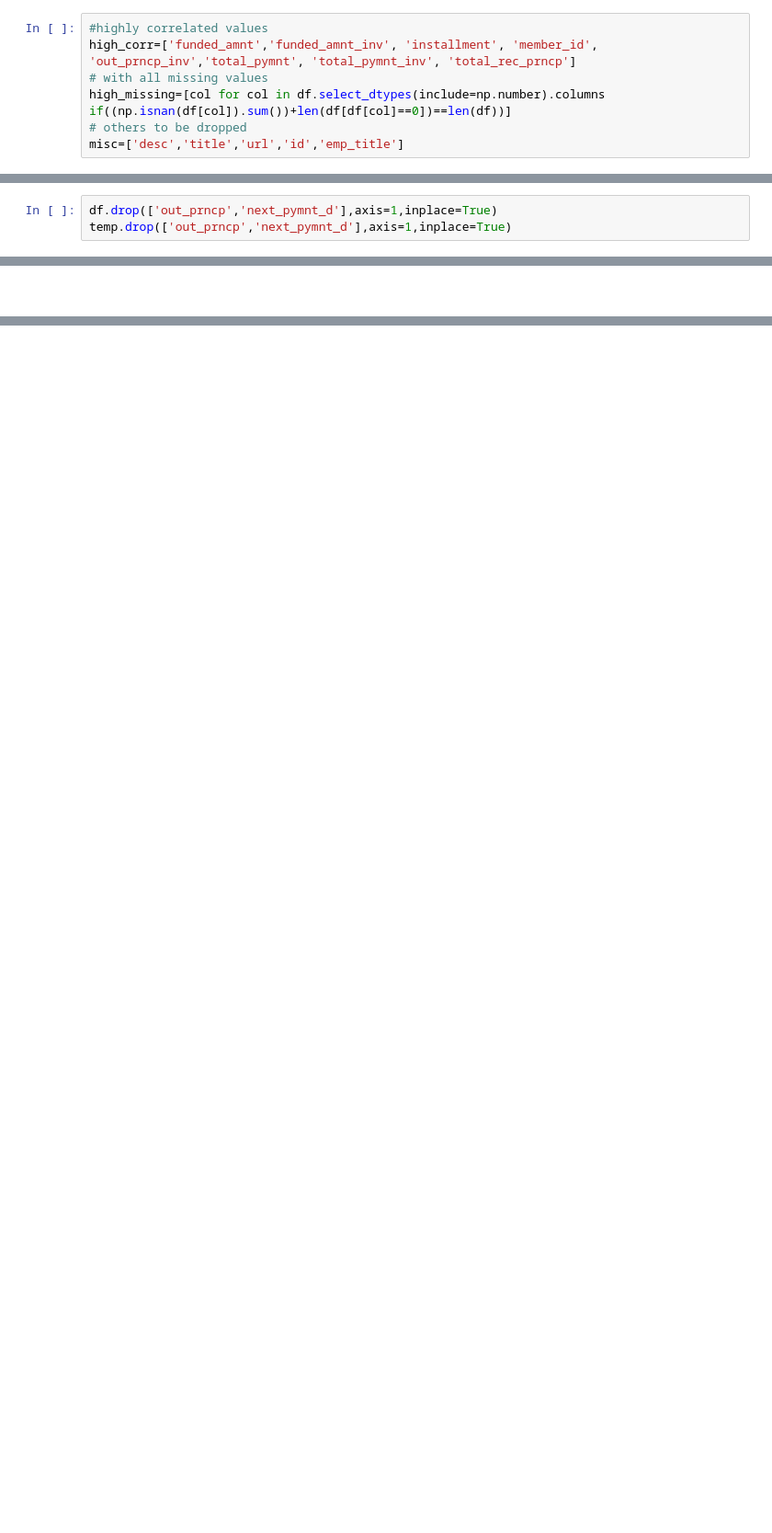
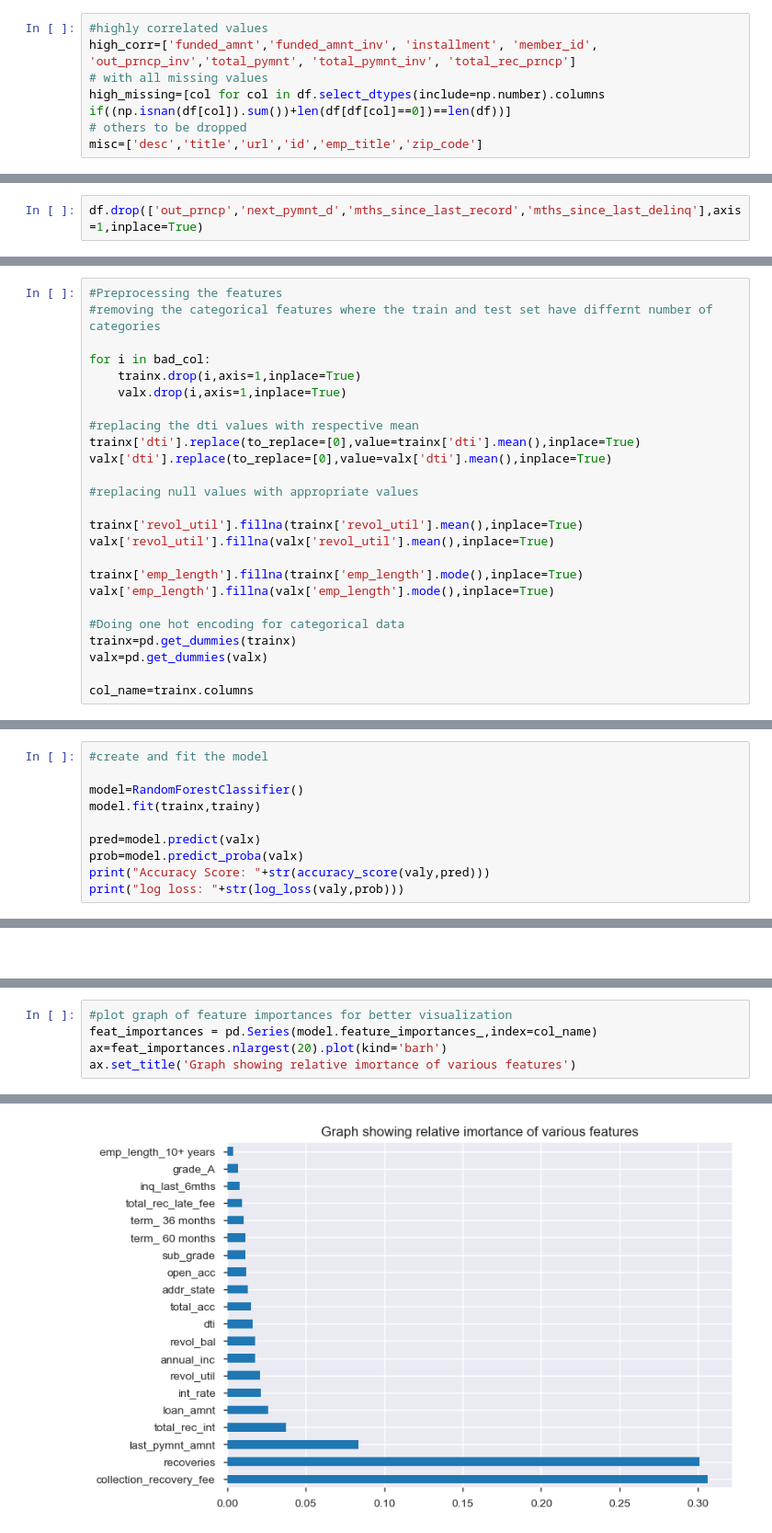
Before and after one commit to winay05/Loan_Prediction, a Jupyter notebook: final.ipynb, the cells around one changed output, grey strips where cells are left out. Shown at 92% size. Drawn from its saved outputs; the diff is of its cells as text; blank space fills up the shorter version.

Commit message:
added interpretations to ML model

```diff
--- a/final.ipynb
+++ b/final.ipynb
@@ -51,7 +51,7 @@ high_corr=['funded_amnt','funded_amnt_inv', 'installment', 'member_id', 'out_prn
 # with all missing values
 high_missing=[col for col in df.select_dtypes(include=np.number).columns if((np.isnan(df[col]).sum())+len(df[df[col]==0])==len(df))]
 # others to be dropped
-misc=['desc','title','url','id','emp_title']
+misc=['desc','title','url','id','emp_title','zip_code']
 # %%
 #All the columns to be dropped
 drop_col=high_corr+high_missing+misc
@@ -127,3 +124,2 @@ As can be seen, the features, out_prncp and next_pymnt_d are either null or cons
 # %%
-df.drop(['out_prncp','next_pymnt_d'],axis=1,inplace=True)
-temp.drop(['out_prncp','next_pymnt_d'],axis=1,inplace=True)
+df.drop(['out_prncp','next_pymnt_d','mths_since_last_record','mths_since_last_delinq'],axis=1,inplace=True)
@@ -139,0 +195,25 @@ df.dtypes
+# %%
+#Preprocessing the features
+#removing the categorical features where the train and test set have differnt number of categories
+
+for i in bad_col:
+    trainx.drop(i,axis=1,inplace=True)
+    valx.drop(i,axis=1,inplace=True)
+
+#replacing the dti values with respective mean
+trainx['dti'].replace(to_replace=[0],value=trainx['dti'].mean(),inplace=True)
+valx['dti'].replace(to_replace=[0],value=valx['dti'].mean(),inplace=True)
+
+#replacing null values with appropriate values
+
+trainx['revol_util'].fillna(trainx['revol_util'].mean(),inplace=True)
+valx['revol_util'].fillna(valx['revol_util'].mean(),inplace=True)
+
+trainx['emp_length'].fillna(trainx['emp_length'].mode(),inplace=True)
+valx['emp_length'].fillna(valx['emp_length'].mode(),inplace=True)
+
+#Doing one hot encoding for categorical data
+trainx=pd.get_dummies(trainx)
+valx=pd.get_dummies(valx)
+
+col_name=trainx.columns
@@ -139,0 +233,10 @@ df.dtypes
+# %%
+#create and fit the model
+
+model=RandomForestClassifier()
+model.fit(trainx,trainy)
+
+pred=model.predict(valx)
+prob=model.predict_proba(valx)
+print("Accuracy Score: "+str(accuracy_score(valy,pred)))
+print("log loss: "+str(log_loss(valy,prob)))
@@ -225,0 +274,6 @@ sns.distplot(X.mths_since_last_record, bins =50)
+# %%
+#plot graph of feature importances for better visualization
+feat_importances = pd.Series(model.feature_importances_,index=col_name)
+ax=feat_importances.nlargest(20).plot(kind='barh')
+ax.set_title('Graph showing relative imortance of various features')
+# %% [output]
@@ -225,0 +281 @@ sns.distplot(X.mths_since_last_record, bins =50)
+[figure, added]
```
Also changed, not shown: parts of 37 cells of this notebook, 1 other file.
